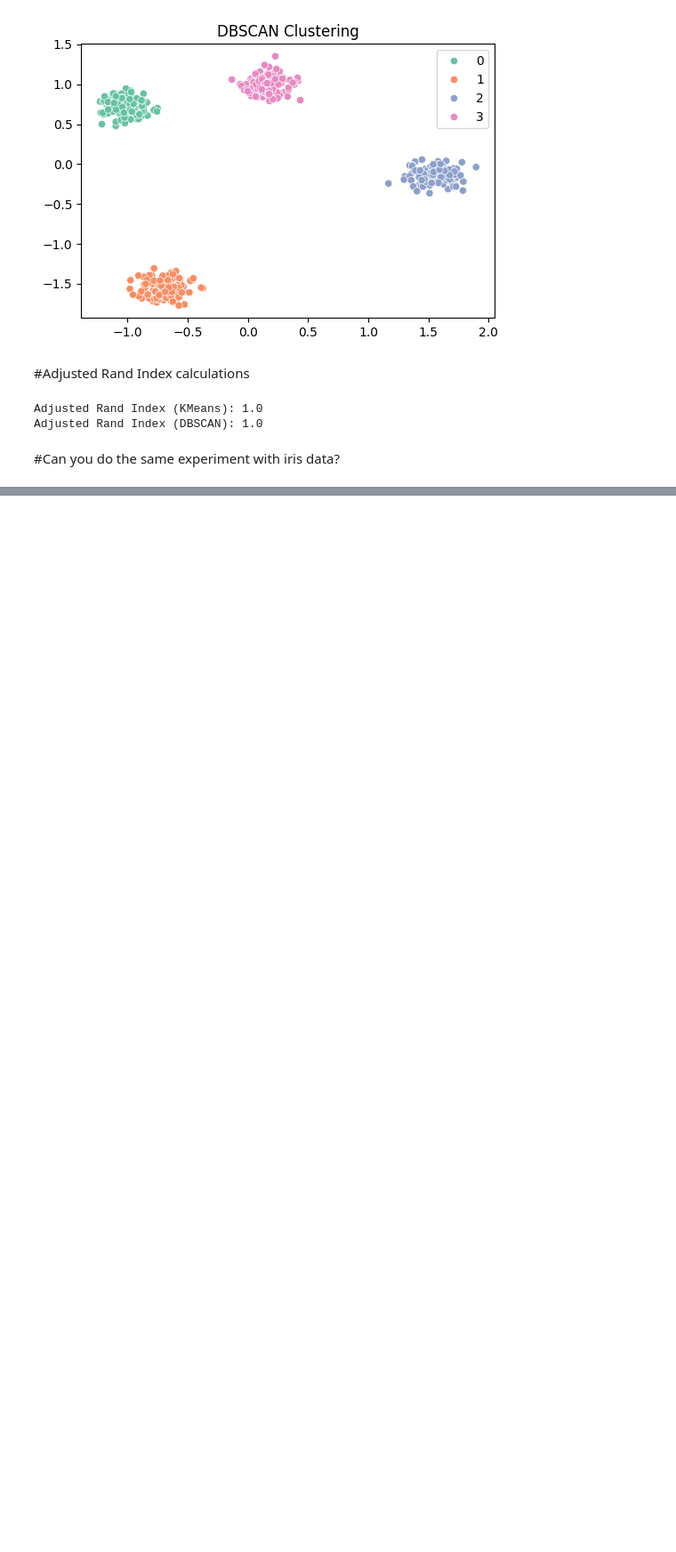
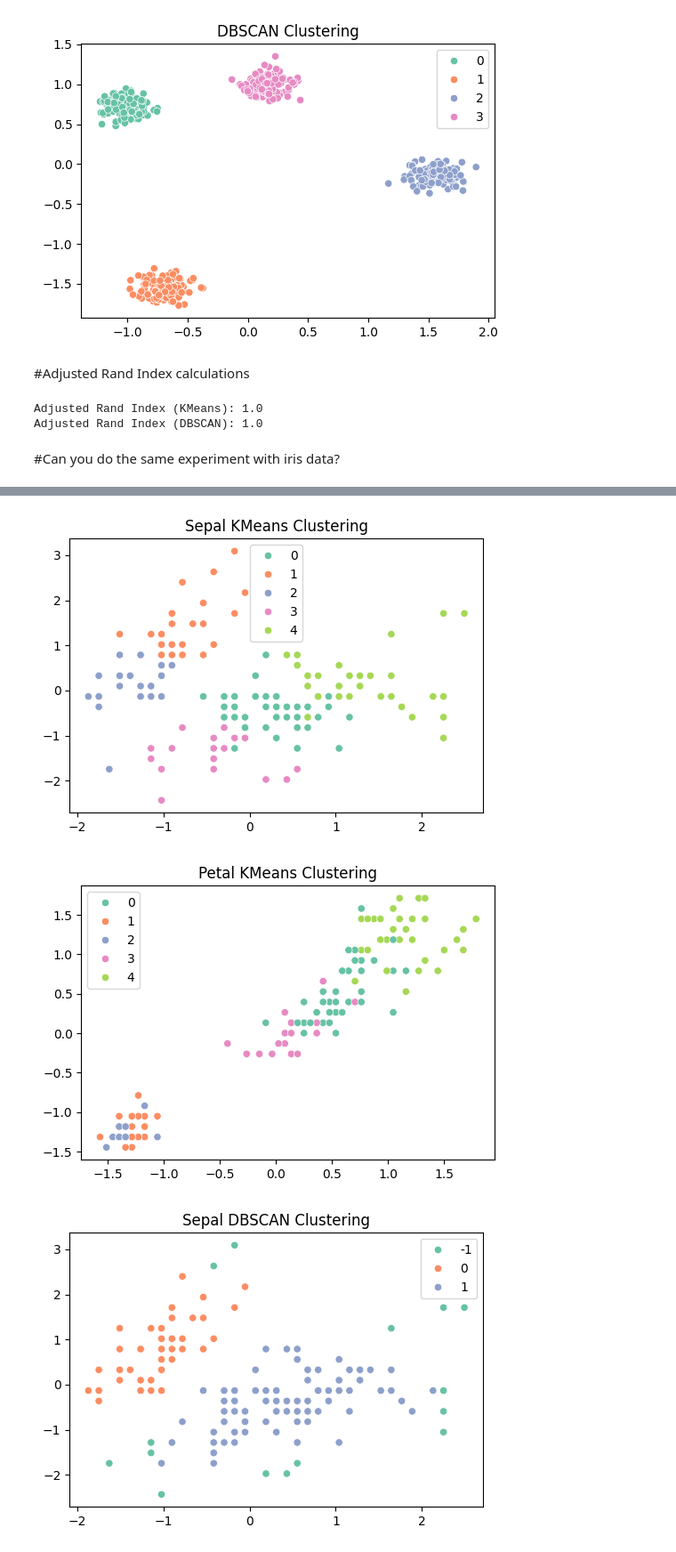
Before and after one commit to kingruss-afk/Data-Mining-CSC-587, a Jupyter notebook: Lab 15 ICO Russell King.ipynb, the cells around one changed output, grey strips where cells are left out. Shown at 89% size. Saved outputs shown, nothing was run; the diff lists cells and outputs as text; code cells hidden in the pictures; blank space fills up the shorter version.

```diff
--- a/Lab 15 ICO Russell King.ipynb
+++ b/Lab 15 ICO Russell King.ipynb
@@ -144,0 +155,36 @@ plt.show()
+# %%
+# Best guess from elbow method (should be 5)
+kmeans = KMeans(n_clusters=5, random_state=42)
+kmeans_labels = kmeans.fit_predict(X_scaled)
+
+# DBSCAN (tune these for best results)
+dbscan = DBSCAN(eps=0.75, min_samples=10)
+dbscan_labels = dbscan.fit_predict(X_scaled)
+# %%
+# Visualize KMeans (Sepal length v width)
+plt.figure(figsize=(6, 4))
+sns.scatterplot(x=X_scaled[:, 0], y=X_scaled[:, 1], hue=kmeans_labels, palette='Set2')
+plt.title("Sepal KMeans Clustering")
+plt.show()
+
+# Visualize KMeans (Petal Length v width)
+plt.figure(figsize=(6, 4))
+sns.scatterplot(x=X_scaled[:, 2], y=X_scaled[:, 3], hue=kmeans_labels, palette='Set2')
+plt.title("Petal KMeans Clustering")
+plt.show()
+
+# Visualize DBSCAN
+plt.figure(figsize=(6, 4))
+sns.scatterplot(x=X_scaled[:, 0], y=X_scaled[:, 1], hue=dbscan_labels, palette='Set2')
+plt.title("Sepal DBSCAN Clustering")
+plt.show()
+
+# Visualize DBSCAN
+plt.figure(figsize=(6, 4))
+sns.scatterplot(x=X_scaled[:, 2], y=X_scaled[:, 3], hue=dbscan_labels, palette='Set2')
+plt.title("Petal DBSCAN Clustering")
+plt.show()
+# %% [output]
+[figure, added]
+[figure, added]
+[figure, added]
```
Also changed, not shown: parts of 8 cells of this notebook.
